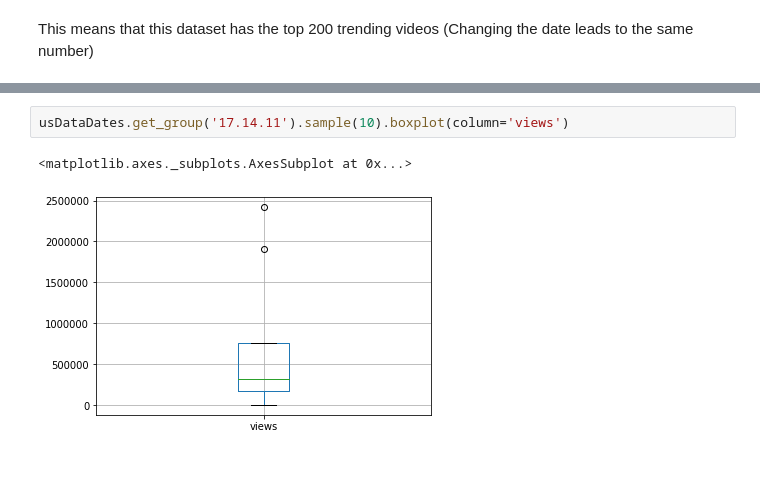
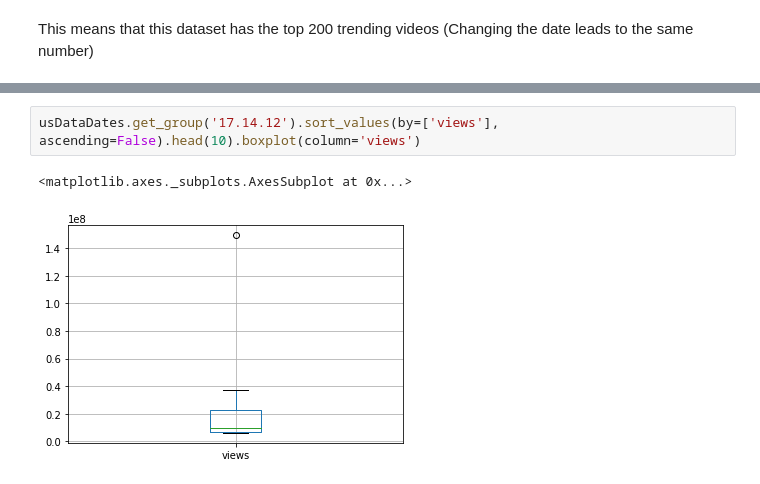
Before and after one commit to srivasis/MA384, a Jupyter notebook: Graph - clarkta.ipynb, the cells around one changed output, grey strips where cells are left out. Saved outputs shown, nothing was run; the diff lists cells and outputs as text.

```diff
--- a/Graph - clarkta.ipynb
+++ b/Graph - clarkta.ipynb
@@ -37,5 +58,5 @@ This means that this dataset has the top 200 trending videos (Changing the date
 # %%
-usDataDates.get_group('17.14.11').sample(10).boxplot(column='views')
+usDataDates.get_group('17.14.12').sort_values(by=['views'], ascending=False).head(10).boxplot(column='views')
 # %% [output]
 <matplotlib.axes._subplots.AxesSubplot at 0x...>
-[figure, old version]
+[figure, new version]
```
Also changed, not shown: parts of 17 cells of this notebook.
